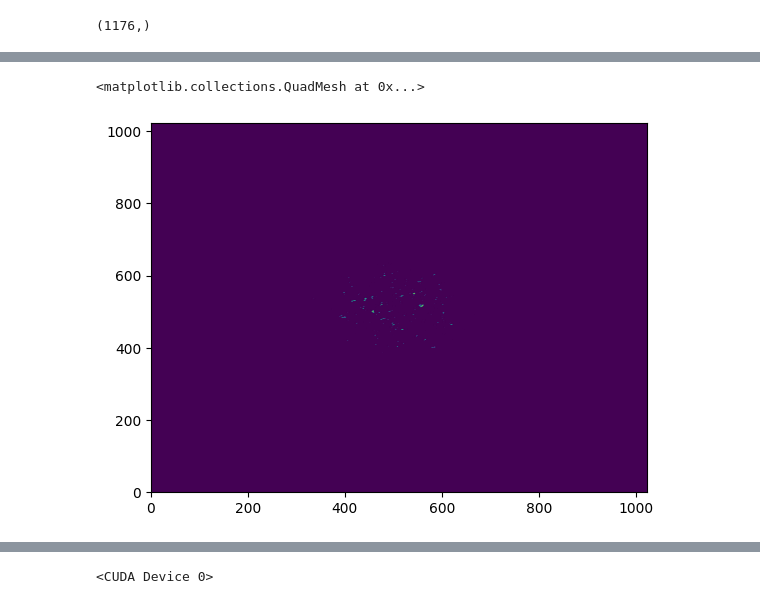
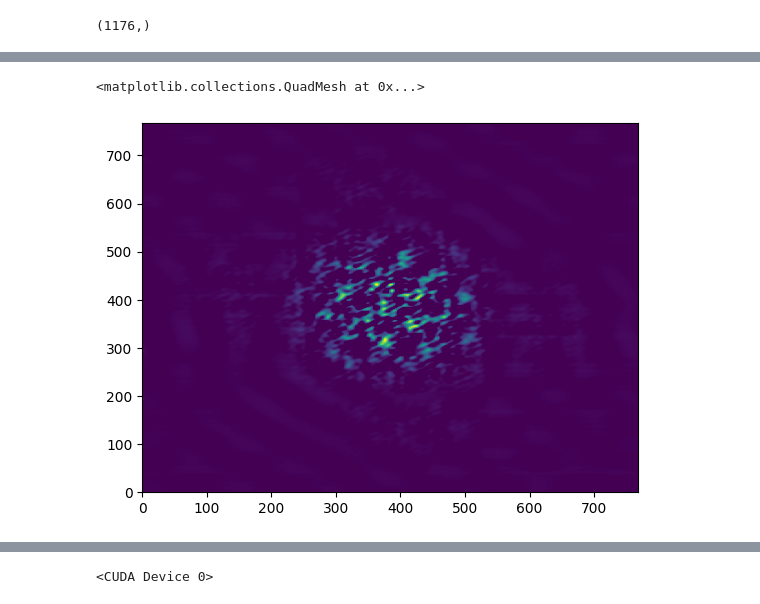
Before and after one commit to peijin94/FastMediumWell, a Jupyter notebook: griddingTest.ipynb, the cells around one changed output, grey strips where cells are left out. Cells and saved outputs as stored; diff of their text form; code cells hidden in the pictures.

```diff
--- a/griddingTest.ipynb
+++ b/griddingTest.ipynb
@@ -202,4 +205,4 @@ plt.imshow(np.abs(new_d_grd_3d[9,:,:]).get(),vmax=1e6)
 # %%
 mask_center  = cupy.ones_like(d_grd_3d[0,:,:],dtype=cupy.float32)
 xx,yy = cupy.meshgrid(cupy.arange(nx),cupy.arange(nx))
-mask_center[(xx-nx/2)**2 + (yy-nx/2)**2 < 100] = 0
+mask_center[cupy.sqrt((xx-nx/2)**2 + (yy-nx/2)**2) < 10] = 0
@@ -211,8 +209,12 @@ plt.imshow(mask_center.get())
+# %%
+d_corr = corrfun(nx, WIDTH)
+corr2d  = cupy.max(d_corr)**2/ ( cupy.tile(d_corr,(nx,1)) * cupy.tile(d_corr,(nx,1)).T )
 # %%
 import cupy as cp
 from cupyx.scipy.fft import get_fft_plan
 import cupyx.scipy.fft
 
+for i in range(100):
+    new_d_grd_3d[i,:,:] = new_d_grd_3d[i,:,:]*mask_center*corr2d
 
-for n in range(100):
-    new_d_grd_3d[n,:,:] = new_d_grd_3d[n,:,:]* mask_center
+plt.imshow(np.abs(new_d_grd_3d[29,(nx//2-100):(nx//2+100),(nx//2-100):(nx//2+100)]).get(),vmax=1e6)
@@ -219,17 +224,17 @@ for n in range(100):
 # %%
+# fftshift before fft
+new_d_grd_3d = cupy.fft.fftshift(new_d_grd_3d, axes=(1, 2))
+
 plan = get_fft_plan(new_d_grd_3d, axes=(1, 2), value_type='C2C')
 
-for n in range(100):
-    out = cupyx.scipy.fft.fft2(new_d_grd_3d, axes=(1, 2), plan=plan)
+for n in range(1):
+    out = cupyx.scipy.fft.ifft2(new_d_grd_3d, axes=(1, 2), plan=plan)
 # %%
-plt.pcolormesh(
-    np.abs(cupy.fft.fftshift(out[5,:,:]).get()),vmin=8e8,
-    shading='gouraud')
-
-#plt.xlim(530,512+80)
-#plt.ylim(500,512+50)
+plt.pcolormesh(np.fft.fftshift(np.real(out[2,:,:].get())), vmin=0)
+#plt.xlim(500,512+90)
+#plt.ylim(500,512+90)
 # %% [output]
 <matplotlib.collections.QuadMesh at 0x...>
-[figure, old version]
+[figure, new version]
 # %%
 #ToDo: flagging, weighting apply
```
Also changed, not shown: parts of 24 cells of this notebook, 2 other files.
